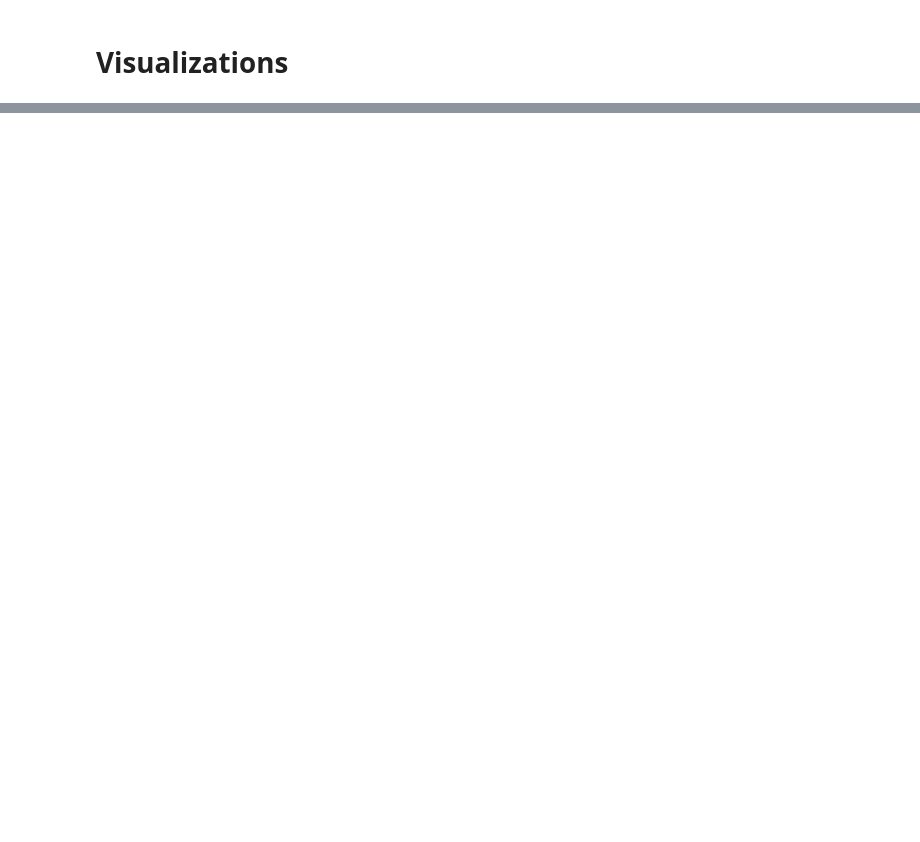
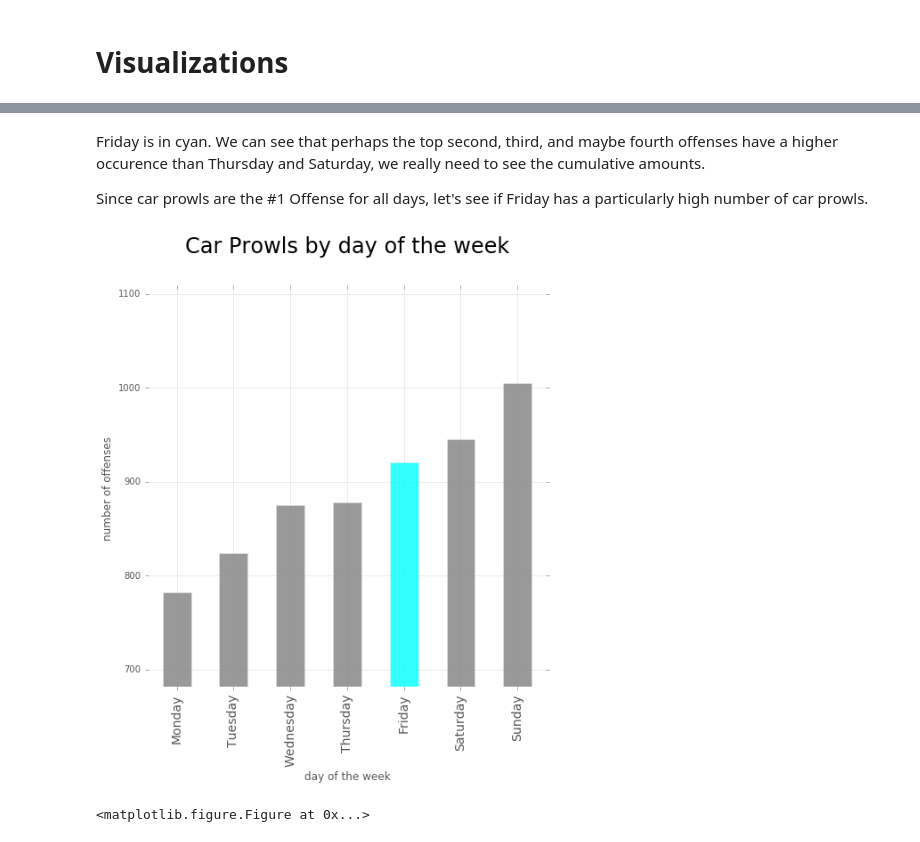
Before and after one commit to weedySeaDragon/datasci_course_materials, a Jupyter notebook: assignment6/01-assign01.ipynb, the cells around one changed output, grey strips where cells are left out. Drawn from its saved outputs; the diff is of its cells as text; code cells hidden in the pictures; blank space fills up the shorter version.

```diff
--- a/assignment6/01-assign01.ipynb
+++ b/assignment6/01-assign01.ipynb
@@ -287,0 +210,43 @@ offensesPlot.set_title("Start of the offense by day of the month")
+# %% [markdown]
+Friday is in cyan.  We can see that perhaps the top second, third, and maybe fourth offenses have a higher occurence than Thursday and Saturday, we really need to see the cumulative amounts.
+
+Since car prowls are the #1 Offense for all days, let's see if Friday has a particularly high number of car prowls.
+# %%
+# are there more car prowls on Friday? How does does car prowls look across the week?
+def top10forDays(offensesByDayDF):
+    top10s = {}
+    for i in range(0,7):
+        thisDay = offensesByDayDF[offensesByDayDF.day == i]
+        thisDay10 = thisDay[:10]
+        top10s[i] = thisDay10
+
+    top10sDF = pd.concat(top10s)
+    return top10sDF
+
+top10DF = top10forDays(offensesByDayDF)
+daysPivot = top10DF.reset_index().pivot_table(index="day", columns="Offense Type", values="count")
+daysPivot.fillna(0)
+carprowls = daysPivot.pop('THEFT-CARPROWL')
+
+barcolors =  ['gray', 'gray','gray','gray','cyan','gray','gray']
+carprowlsPlot = carprowls.plot(legend=False, figsize=(8,8),color=barcolors, alpha=0.8, kind='bar')
+plt.ylabel("number of offenses")
+plt.xlabel("day of the week")
+
+# Remove grid lines (dotted lines inside plot)
+plt.title("Car Prowls by day of the week", fontsize=TITLESIZE,  y=TITLEYPOS)
+figure(facecolor='white')
+#weekdayPlot.legend.remove()
+carprowlsPlot.set_frame_on(False)
+carprowlsPlot.grid(True, color='grey', alpha=0.3)
+ymax = carprowls.max() + 100
+ymin = carprowls.min() - 100
+carprowlsPlot.set_ylim([ymin, ymax])
+xticklabels = ['Monday', 'Tuesday','Wednesday','Thursday','Friday','Saturday','Sunday']
+carprowlsPlot.set_xticklabels(xticklabels, fontsize = 14)
+
+
+show()
+# %% [output]
+[figure, added]
+<matplotlib.figure.Figure at 0x...>
```
Also changed, not shown: parts of 53 cells of this notebook.
